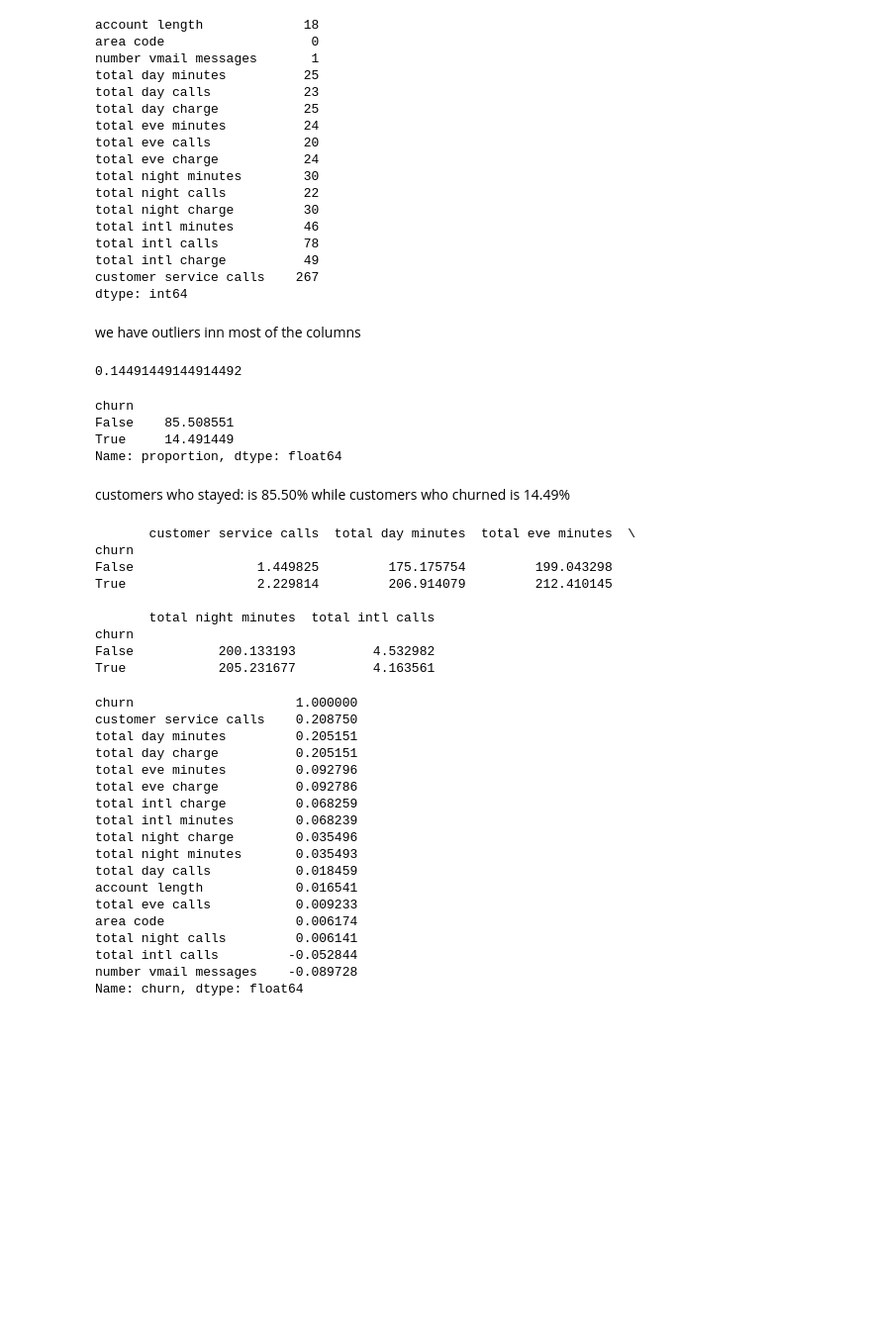
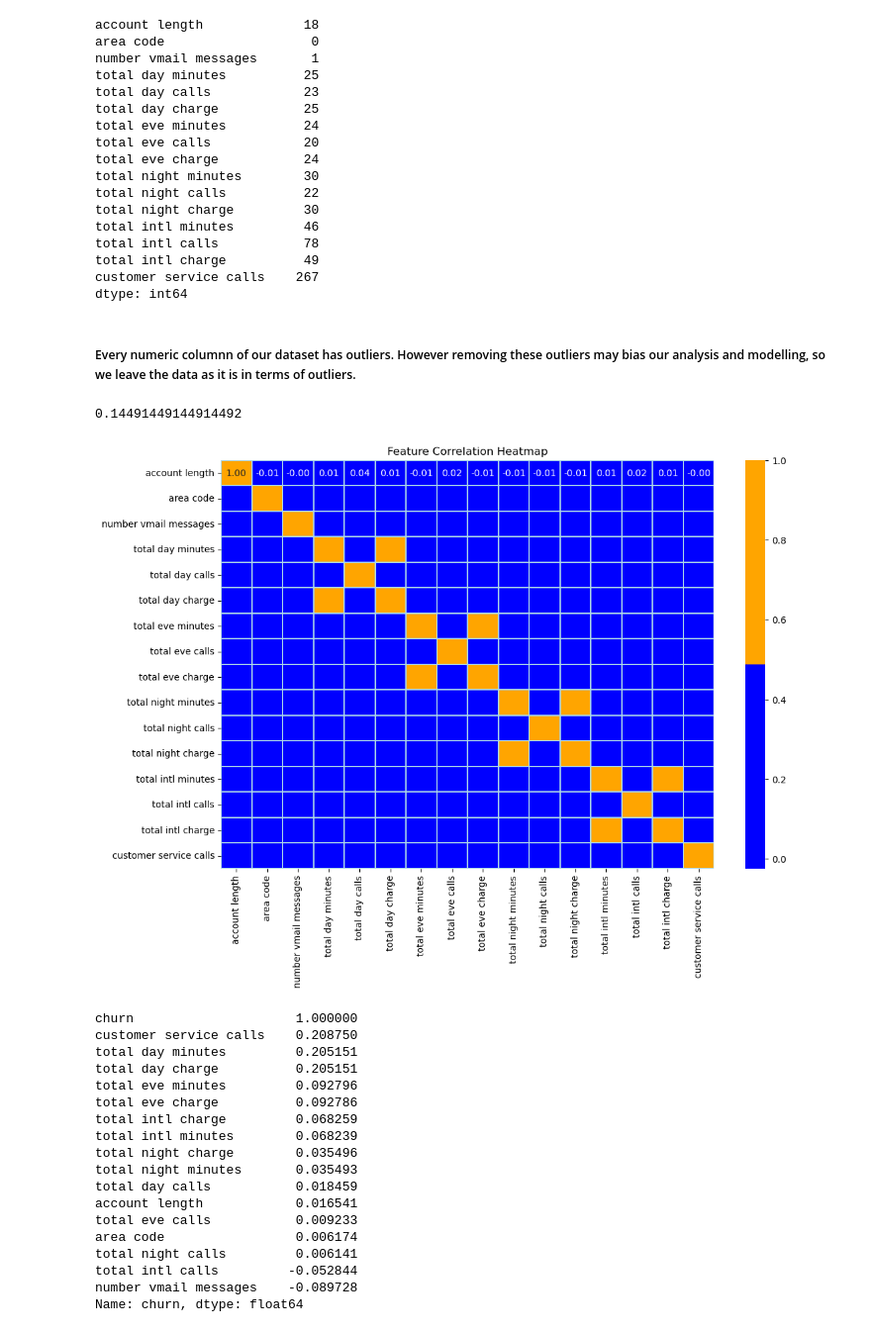
Before and after one commit to Kiplagat8/dsft13hybrid_phase3_project_group4, a Jupyter notebook: index.ipynb, the cells around one changed output. Shown at 99% size. Drawn from its saved outputs; the diff is of its cells as text; code cells hidden in the pictures; blank space fills up the shorter version.

```diff
--- a/index.ipynb
+++ b/index.ipynb
@@ -67,5 +70,6 @@ import seaborn as sns
 # %%
-df = pd.read_csv("bigml_59c28831336c6604c800002a.csv")
+# read the data using pandas dataframe
+df = pd.read_csv("Syria_tel.csv")
 df.head()
 # %% [output]
 |  | state | account length | area code | phone number | international plan | voice mail plan | ... |
@@ -196,40 +195,17 @@ total intl charge          49
 customer service calls    267
 dtype: int64
 # %% [markdown]
-we have outliers inn most of the columns
+##### Every numeric columnn of our dataset has outliers. However removing these outliers may bias our analysis and modelling, so we leave the data as it is in terms of outliers.
 # %%
 df["churn"].mean()
 # %% [output]
 0.14491449144914492
-# %%
-# percentage of customers who churned vs those who did not churn.
-df["churn"].value_counts(normalize=True) * 100
-# %% [output]
-churn
-False    85.508551
-True     14.491449
-Name: proportion, dtype: float64
-# %% [markdown]
-customers who stayed: is 85.50%
- while customers who churned is 14.49%
-# %%
-# Grouping the data by churn status
-# calculating the mean of the selected columns in order to compare the average values between customers who churn and those who do not.
-
-group_stats = df.groupby("churn")[["customer service calls",
-                                   "total day minutes",
-                                   "total eve minutes",
-                                   "total night minutes",
-                                   "total intl calls"]].mean()
-print(group_stats)
-# %% [output]
-       customer service calls  total day minutes  total eve minutes  \
-churn
-False                1.449825         175.175754         199.043298
-True                 2.229814         206.914079         212.410145
-
-       total night minutes  total intl calls
-churn
-False           200.133193          4.532982
-True            205.231677          4.163561
+# %%
+# We visualize the correelation between the different features
+plt.figure(figsize=(12,8))
+sns.heatmap(df.select_dtypes(include=['number']).corr(), annot=True, cmap=sns.color_palette(["blue", "orange"], as_cmap=True),linewidths=0.2,linecolor='lightblue', fmt=".2f")
+plt.title("Feature Correlation Heatmap")
+plt.show()
+# %% [output]
+[figure, added]
 # %%
```
Also changed, not shown: parts of 104 cells of this notebook, 1 other file.
